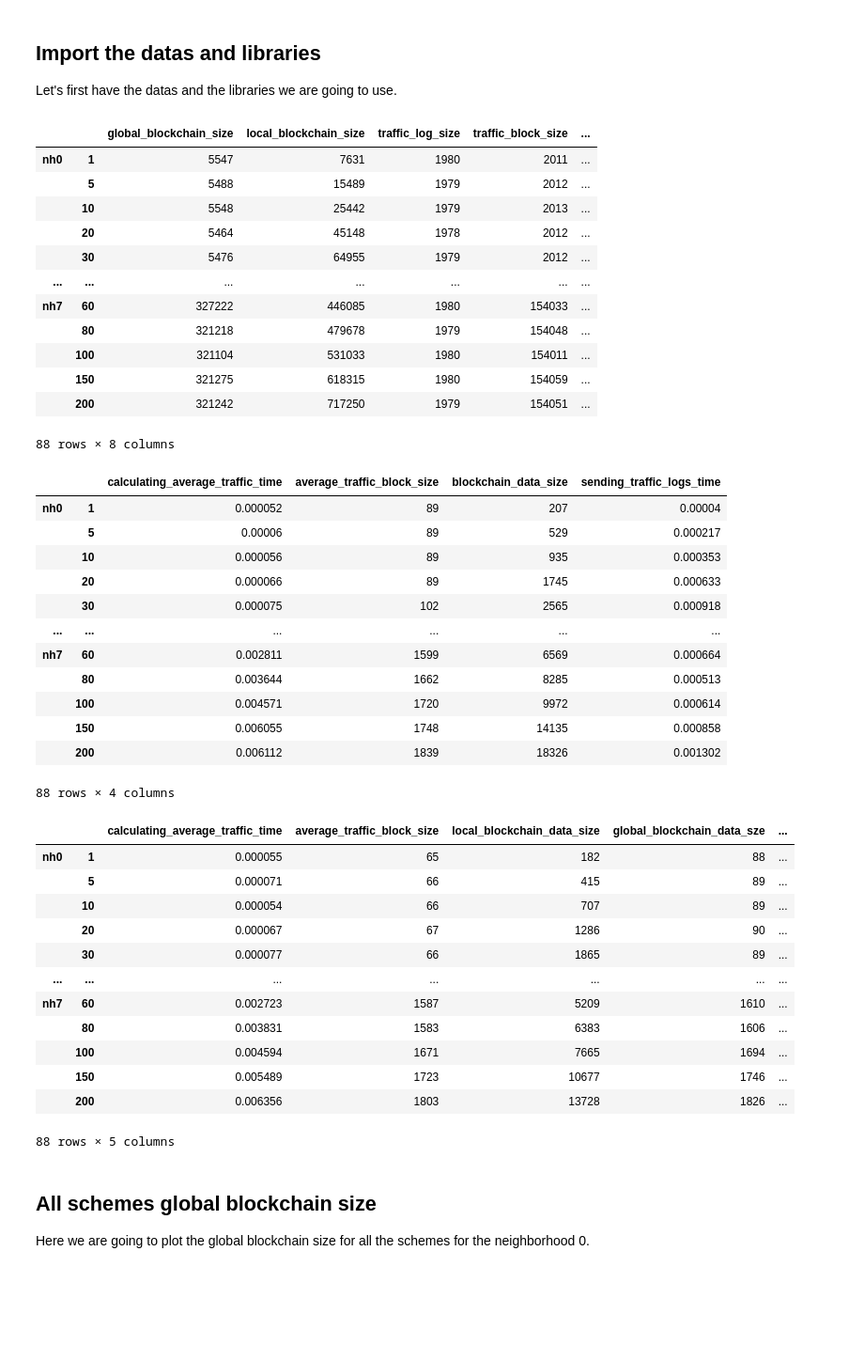
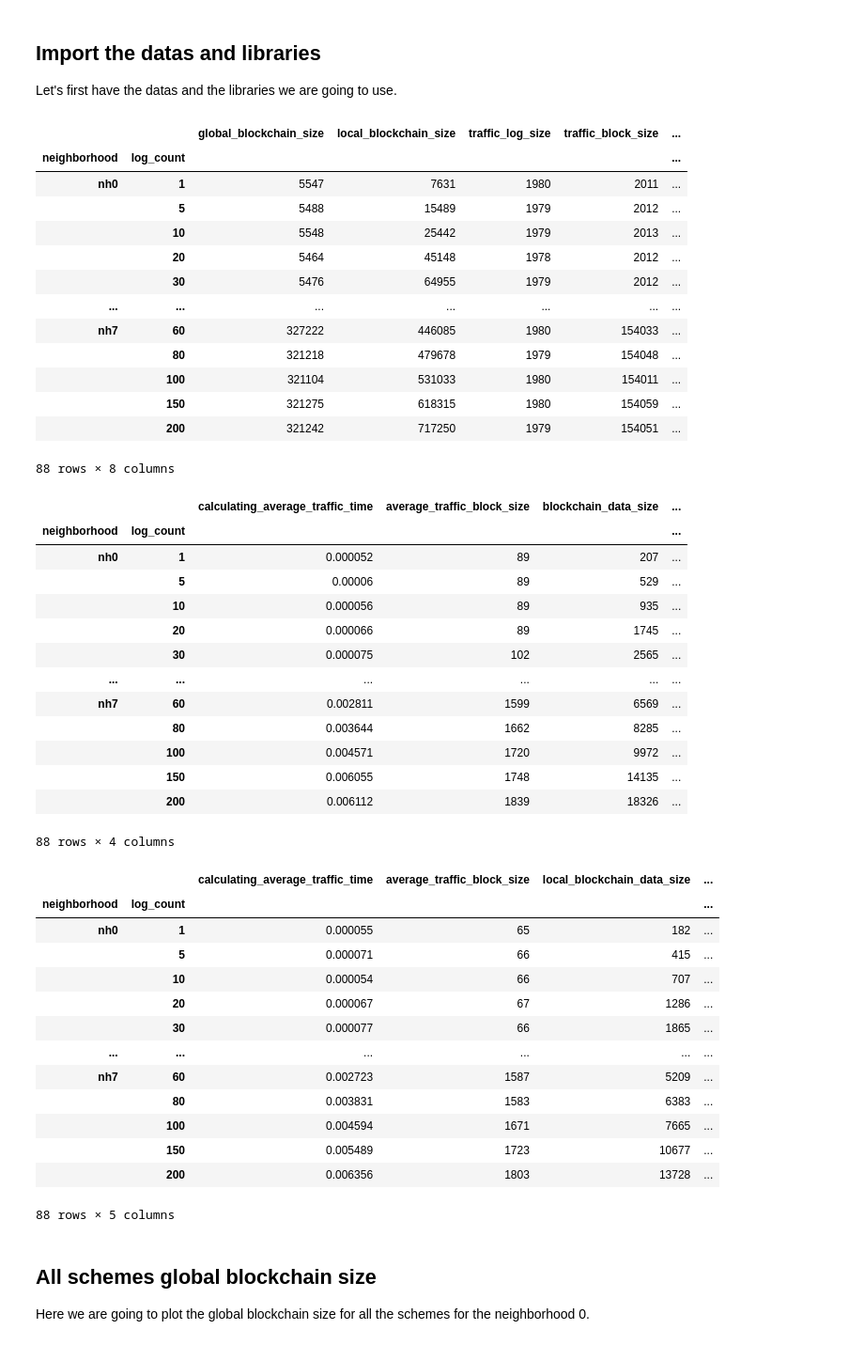
Before and after one commit to parsanoori/VANET-Privacy-Oriented-Traffic-Data, a Jupyter notebook: EvaluateResults.ipynb, the cells around one changed output. Shown at 94% size. Cells and saved outputs as stored; diff of their text form; code cells hidden in the pictures; blank space fills up the shorter version.

```diff
--- a/EvaluateResults.ipynb
+++ b/EvaluateResults.ipynb
@@ -38,9 +38,12 @@ for neighborhood in neighborhoods:
     for log_count in log_counts:
         for metric in metrics:
             partial_datas.loc[(neighborhood, log_count), metric] = partial_results_dict[neighborhood][str(log_count)][metric]
+
+partial_datas.index.names = ['neighborhood', 'log_count']
 partial_datas
 # %% [output]
 |  |  | global_blockchain_size | local_blockchain_size | traffic_log_size | traffic_block_size | ... |
+| neighborhood | log_count |  |  |  |  | ... |
 | nh0 | 1 | 5547 | 7631 | 1980 | 2011 | ... |
 |  | 5 | 5488 | 15489 | 1979 | 2012 | ... |
 |  | 10 | 5548 | 25442 | 1979 | 2013 | ... |
@@ -61,59 +64,64 @@ metrics = ['calculating_average_traffic_time',
            'blockchain_data_size',
            'sending_traffic_logs_time']
 # create an empty dataframe with first index equal neighborhoods and second index equal log counts and columns equal metrics
-single_blockchain_datas = pd.DataFrame(index=pd.MultiIndex.from_product([neighborhoods, log_counts]), columns=metrics)
+single_blockchain_data = pd.DataFrame(index=pd.MultiIndex.from_product([neighborhoods, log_counts]), columns=metrics)
 # read results to a dictionary
 single_blockchain_results_dict = json.load(open(single_blockchain_results_file, 'r'))
 # fill the dataframe with the results
 for neighborhood in neighborhoods:
     for log_count in log_counts:
         for metric in metrics:
-            single_blockchain_datas.loc[(neighborhood, log_count), metric] = single_blockchain_results_dict[neighborhood][str(log_count)][metric]
-single_blockchain_datas
+            single_blockchain_data.loc[(neighborhood, log_count), metric] = single_blockchain_results_dict[neighborhood][str(log_count)][metric]
+
+single_blockchain_data.index.names = ['neighborhood', 'log_count']
+single_blockchain_data
 # %% [output]
-|  |  | calculating_average_traffic_time | average_traffic_block_size | blockchain_data_size | sending_traffic_logs_time |
-| nh0 | 1 | 0.000052 | 89 | 207 | 0.00004 |
-|  | 5 | 0.00006 | 89 | 529 | 0.000217 |
-|  | 10 | 0.000056 | 89 | 935 | 0.000353 |
-|  | 20 | 0.000066 | 89 | 1745 | 0.000633 |
-|  | 30 | 0.000075 | 102 | 2565 | 0.000918 |
+|  |  | calculating_average_traffic_time | average_traffic_block_size | blockchain_data_size | ... |
+| neighborhood | log_count |  |  |  | ... |
+| nh0 | 1 | 0.000052 | 89 | 207 | ... |
+|  | 5 | 0.00006 | 89 | 529 | ... |
+|  | 10 | 0.000056 | 89 | 935 | ... |
+|  | 20 | 0.000066 | 89 | 1745 | ... |
+|  | 30 | 0.000075 | 102 | 2565 | ... |
 | ... | ... | ... | ... | ... | ... |
-| nh7 | 60 | 0.002811 | 1599 | 6569 | 0.000664 |
-|  | 80 | 0.003644 | 1662 | 8285 | 0.000513 |
-|  | 100 | 0.004571 | 1720 | 9972 | 0.000614 |
-|  | 150 | 0.006055 | 1748 | 14135 | 0.000858 |
-|  | 200 | 0.006112 | 1839 | 18326 | 0.001302 |
+| nh7 | 60 | 0.002811 | 1599 | 6569 | ... |
+|  | 80 | 0.003644 | 1662 | 8285 | ... |
+|  | 100 | 0.004571 | 1720 | 9972 | ... |
+|  | 150 | 0.006055 | 1748 | 14135 | ... |
+|  | 200 | 0.006112 | 1839 | 18326 | ... |
 88 rows × 4 columns
 # %%
 two_blockchain_results_file = folder + "two_blockchains_scheme_results.json"
 metrics = ['calculating_average_traffic_time',
            'average_traffic_block_size',
            'local_blockchain_data_size',
            'global_blockchain_data_sze',
            'sending_traffic_logs_time']
 # read the datas of two blockchain scheme to a dictionary
 two_blockchain_results_dict = json.load(open(two_blockchain_results_file, 'r'))
 # create an empty dataframe with first index equal neighborhoods and second index equal log counts and columns equal metrics
-two_blockchain_datas = pd.DataFrame(index=pd.MultiIndex.from_product([neighborhoods, log_counts]), columns=metrics)
+two_blockchain_data = pd.DataFrame(index=pd.MultiIndex.from_product([neighborhoods, log_counts]), columns=metrics)
 # fill the dataframe with the results
 for neighborhood in neighborhoods:
     for log_count in log_counts:
         for metric in metrics:
-            two_blockchain_datas.loc[(neighborhood, log_count), metric] = two_blockchain_results_dict[neighborhood][str(log_count)][metric]
-two_blockchain_datas
+            two_blockchain_data.loc[(neighborhood, log_count), metric] = two_blockchain_results_dict[neighborhood][str(log_count)][metric]
+two_blockchain_data.index.names = ['neighborhood', 'log_count']
+two_blockchain_data
 # %% [output]
-|  |  | calculating_average_traffic_time | average_traffic_block_size | local_blockchain_data_size | global_blockchain_data_sze | ... |
-| nh0 | 1 | 0.000055 | 65 | 182 | 88 | ... |
-|  | 5 | 0.000071 | 66 | 415 | 89 | ... |
-|  | 10 | 0.000054 | 66 | 707 | 89 | ... |
-|  | 20 | 0.000067 | 67 | 1286 | 90 | ... |
-|  | 30 | 0.000077 | 66 | 1865 | 89 | ... |
-| ... | ... | ... | ... | ... | ... | ... |
-| nh7 | 60 | 0.002723 | 1587 | 5209 | 1610 | ... |
-|  | 80 | 0.003831 | 1583 | 6383 | 1606 | ... |
-|  | 100 | 0.004594 | 1671 | 7665 | 1694 | ... |
-|  | 150 | 0.005489 | 1723 | 10677 | 1746 | ... |
-|  | 200 | 0.006356 | 1803 | 13728 | 1826 | ... |
+|  |  | calculating_average_traffic_time | average_traffic_block_size | local_blockchain_data_size | ... |
+| neighborhood | log_count |  |  |  | ... |
+| nh0 | 1 | 0.000055 | 65 | 182 | ... |
+|  | 5 | 0.000071 | 66 | 415 | ... |
+|  | 10 | 0.000054 | 66 | 707 | ... |
+|  | 20 | 0.000067 | 67 | 1286 | ... |
+|  | 30 | 0.000077 | 66 | 1865 | ... |
+| ... | ... | ... | ... | ... | ... |
+| nh7 | 60 | 0.002723 | 1587 | 5209 | ... |
+|  | 80 | 0.003831 | 1583 | 6383 | ... |
+|  | 100 | 0.004594 | 1671 | 7665 | ... |
+|  | 150 | 0.005489 | 1723 | 10677 | ... |
+|  | 200 | 0.006356 | 1803 | 13728 | ... |
 88 rows × 5 columns
 # %% [markdown]
 ## All schemes global blockchain size
```
Also changed, not shown: parts of 14 cells of this notebook.
